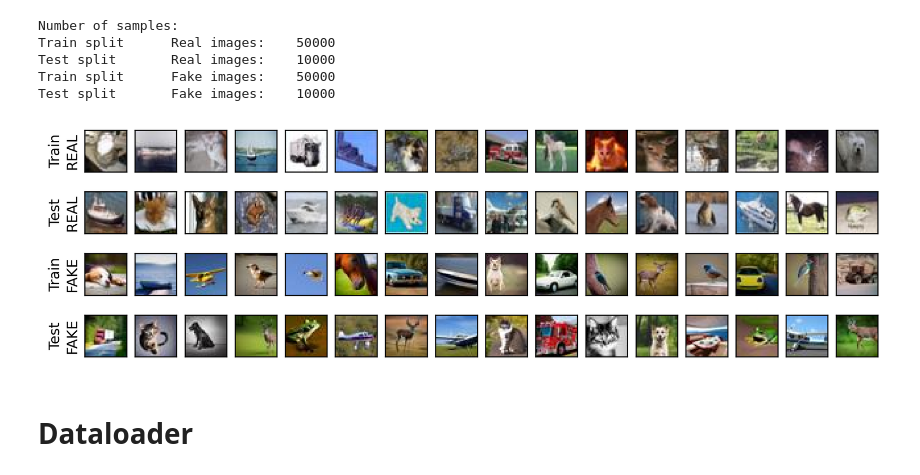
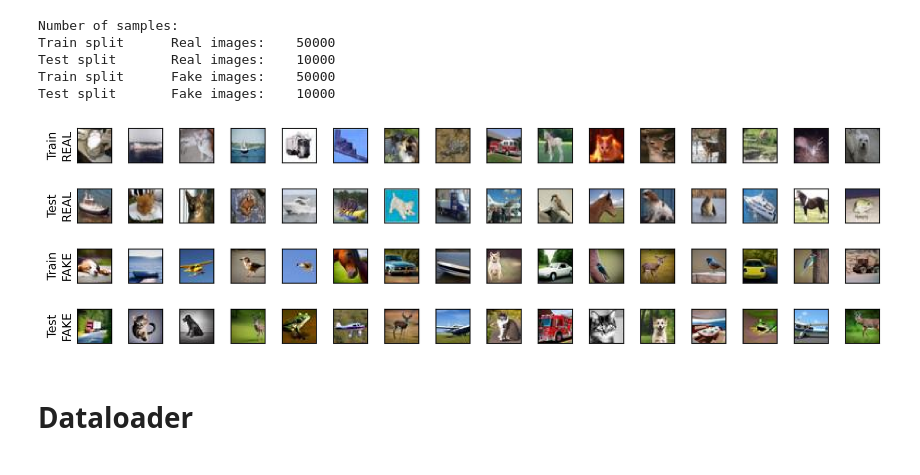
Before and after one commit to GuillaumeZahnd/cifake, a Jupyter notebook: cifake.ipynb, the cells around one changed output. Cells and saved outputs as stored; diff of their text form; code cells hidden in the pictures.

```diff
--- a/cifake.ipynb
+++ b/cifake.ipynb
@@ -90,34 +98,35 @@ number_of_displayed_samples = 16
 fig, ax = plt.subplots(4, number_of_displayed_samples)
 fig.set_dpi(300)
 fig.set_size_inches(10, 3, forward=True)
 
 for index in range(number_of_displayed_samples):
 
     axx = ax[0, index]
     fig.sca(axx)
     plt.imshow(img.imread(os.path.join(path_dataset_train_real, samples_list_train_real[index])))
     plt.ylabel('Train\nREAL') if index==0 else None
 
     axx = ax[1, index]
     fig.sca(axx)
     plt.imshow(img.imread(os.path.join(path_dataset_test_real, samples_list_test_real[index])))
     plt.ylabel('Test\nREAL') if index==0 else None
 
     axx = ax[2, index]
     fig.sca(axx)
     plt.imshow(img.imread(os.path.join(path_dataset_train_fake, samples_list_train_fake[index])))
     plt.ylabel('Train\nFAKE') if index==0 else None
 
     axx = ax[3, index]
     fig.sca(axx)
     plt.imshow(img.imread(os.path.join(path_dataset_test_fake, samples_list_test_fake[index])))
     plt.ylabel('Test\nFAKE') if index==0 else None
 
 [axx.set_xticks([]) for axx in ax.ravel()]
 [axx.set_yticks([]) for axx in ax.ravel()]
+plt.tight_layout()
 plt.show()
 # %% [output]
-[figure, old version]
+[figure, new version]
 # %% [markdown]
 # Dataloader
 # %%
```
Also changed, not shown: parts of 18 cells of this notebook.
